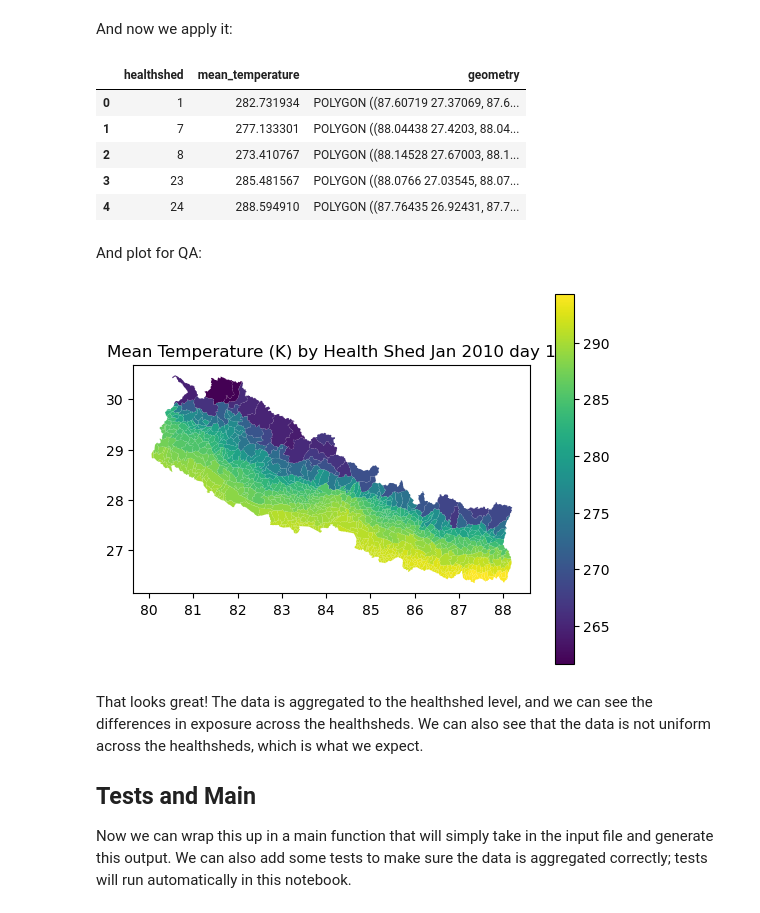
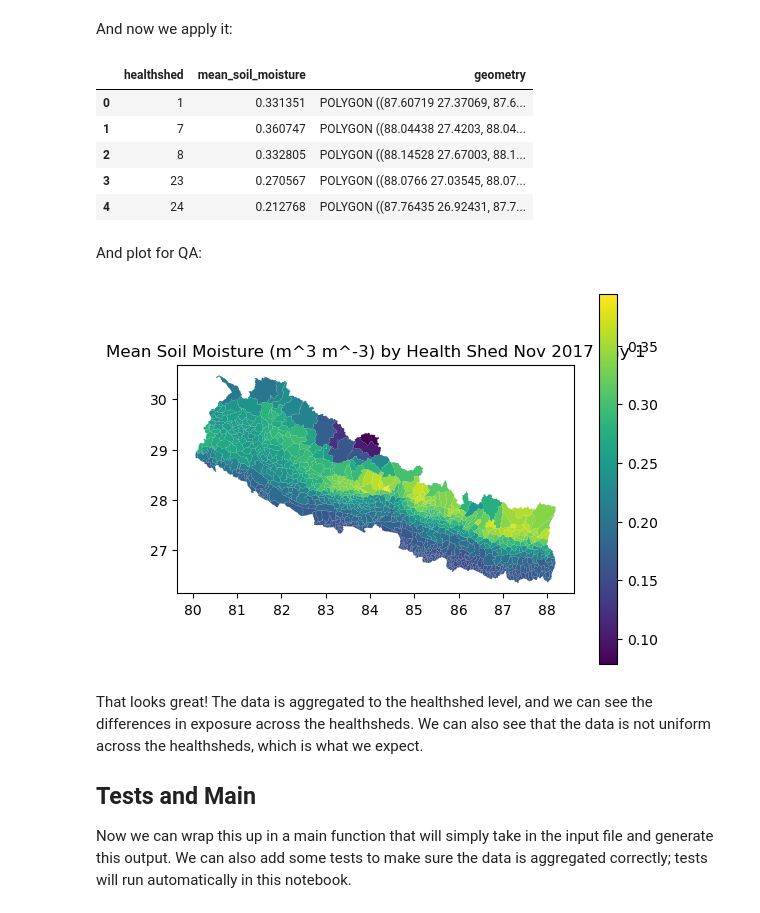
Before and after one commit to NSAPH-Data-Processing/era5_sandbox, a Jupyter notebook: notes/02_aggregate.ipynb, the cells around one changed output. Cells and saved outputs as stored; diff of their text form; code cells hidden in the pictures.

```diff
--- a/notes/02_aggregate.ipynb
+++ b/notes/02_aggregate.ipynb
@@ -84,7 +84,7 @@ def resample_netcdf(
     else:
         raise TypeError("agg_func must be a callable function like np.mean, np.max, etc.")
 # %%
-var = 't2m'
+var = 'swvl1'
 agg_func = _get_callable(cfg['aggregation']['aggregation'][var]['hourly_to_daily'][0]['function'])
 # %%
 with ClimateDataFileHandler(eg_file) as handler:
@@ -167,7 +167,7 @@ print(resampled_nc)
 resampled_tiff = netcdf_to_tiff(
     ds=resampled_nc,
     band=28,
-    variable="t2m",
+    variable="swvl1",
     crs="EPSG:4326"
 )
 # %% [output]
@@ -360,24 +361,24 @@ result = aggregate_to_healthsheds(
     shapes=healthsheds,
     names_column="fid",
     aggregation_func=np.nanmean,
-    aggregation_name="mean_temperature"
+    aggregation_name="mean_soil_moisture"
 )
 result.head()
 # %% [output]
-|  | healthshed | mean_temperature | geometry |
-| 0 | 1 | 282.731934 | POLYGON ((87.60719 27.37069, 87.6... |
-| 1 | 7 | 277.133301 | POLYGON ((88.04438 27.4203, 88.04... |
-| 2 | 8 | 273.410767 | POLYGON ((88.14528 27.67003, 88.1... |
-| 3 | 23 | 285.481567 | POLYGON ((88.0766 27.03545, 88.07... |
-| 4 | 24 | 288.594910 | POLYGON ((87.76435 26.92431, 87.7... |
+|  | healthshed | mean_soil_moisture | geometry |
+| 0 | 1 | 0.331351 | POLYGON ((87.60719 27.37069, 87.6... |
+| 1 | 7 | 0.360747 | POLYGON ((88.04438 27.4203, 88.04... |
+| 2 | 8 | 0.332805 | POLYGON ((88.14528 27.67003, 88.1... |
+| 3 | 23 | 0.270567 | POLYGON ((88.0766 27.03545, 88.07... |
+| 4 | 24 | 0.212768 | POLYGON ((87.76435 26.92431, 87.7... |
 # %% [markdown]
 And plot for QA:
 # %%
-result.plot(column="mean_temperature", legend=True)
-plt.title("Mean Temperature (K) by Health Shed Jan 2010 day 1")
+result.plot(column="mean_soil_moisture", legend=True)
+plt.title("Mean Soil Moisture (m^3 m^-3) by Health Shed Nov 2017 day 1")
 plt.show()
 # %% [output]
-[figure, old version]
+[figure, new version]
 # %% [markdown]
 That looks great! The data is aggregated to the healthshed level, and we can see the differences in exposure across the healthsheds. We can also see that the data is not uniform across the healthsheds, which is what we expect.
 
```
Also changed, not shown: parts of 6 cells of this notebook, 8 other files.
